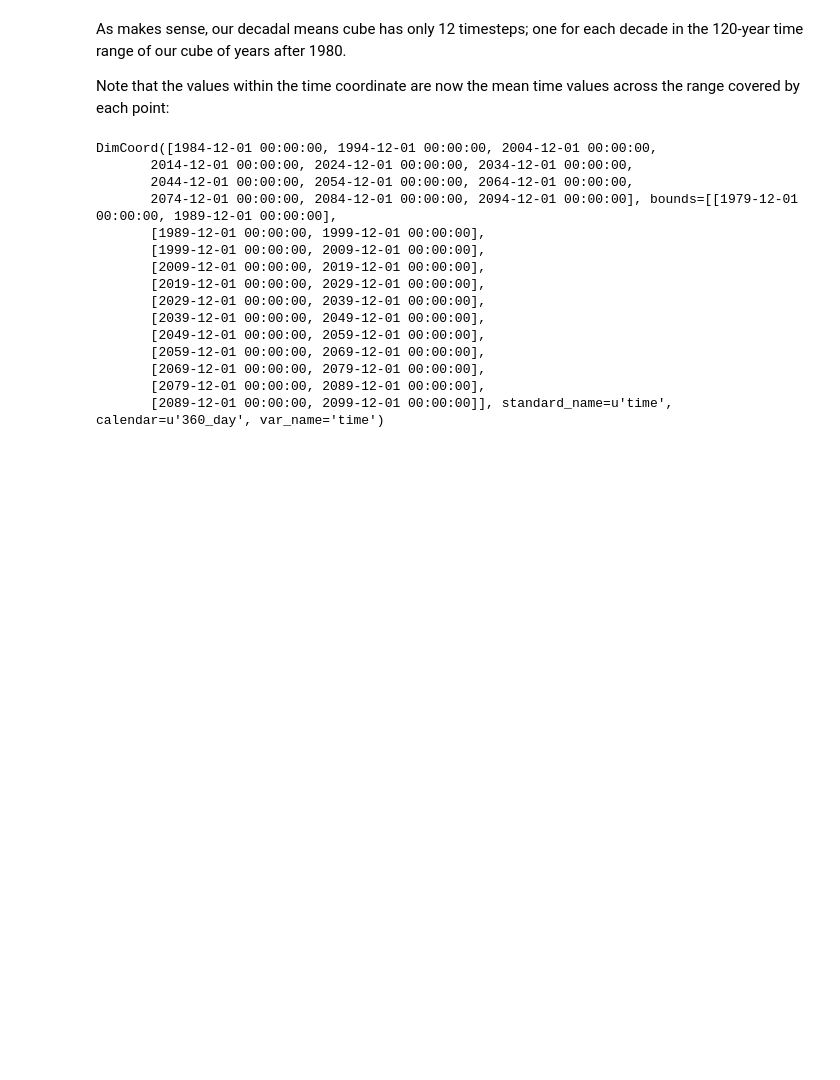
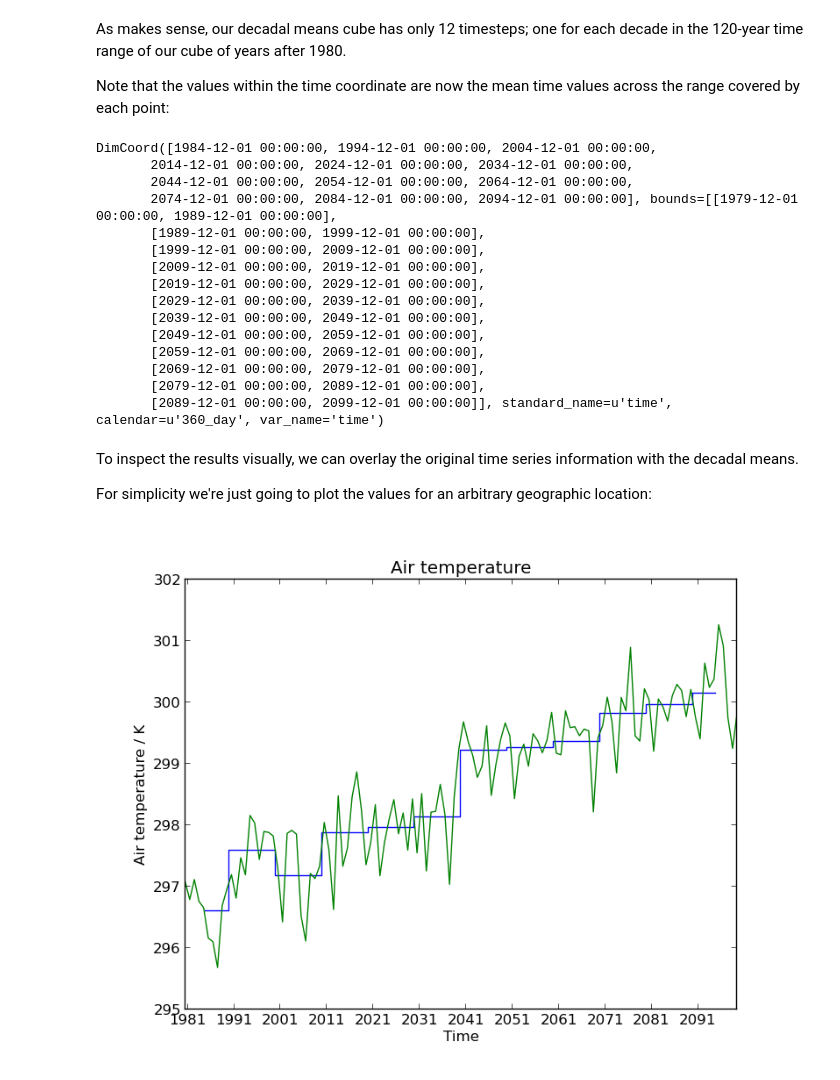
Before and after one commit to DPeterK/iris_example_code, a Jupyter notebook: coord_categorisation.ipynb, the cells around one changed output. Cells and saved outputs as stored; diff of their text form; code cells hidden in the pictures; blank space fills up the shorter version.

Commit message:
Tweaks and add plot

```diff
--- a/coord_categorisation.ipynb
+++ b/coord_categorisation.ipynb
@@ -151,3 +151,14 @@ DimCoord([1984-12-01 00:00:00, 1994-12-01 00:00:00, 2004-12-01 00:00:00,
        [2069-12-01 00:00:00, 2079-12-01 00:00:00],
        [2079-12-01 00:00:00, 2089-12-01 00:00:00],
        [2089-12-01 00:00:00, 2099-12-01 00:00:00]], standard_name=u'time', calendar=u'360_day', var_name='time')
+# %% [markdown]
+To inspect the results visually, we can overlay the original time series information with the decadal means.
+
+For simplicity we're just going to plot the values for an arbitrary geographic location:
+# %%
+import iris.quickplot as qplt
+qplt.plot(after_1980[:, 0, 0])
+qplt.plot(decadal_means[:, 0, 0], drawstyle='steps-mid')
+qplt.show()
+# %% [output]
+[figure, added]
```
Also changed, not shown: parts of 2 cells of this notebook.
